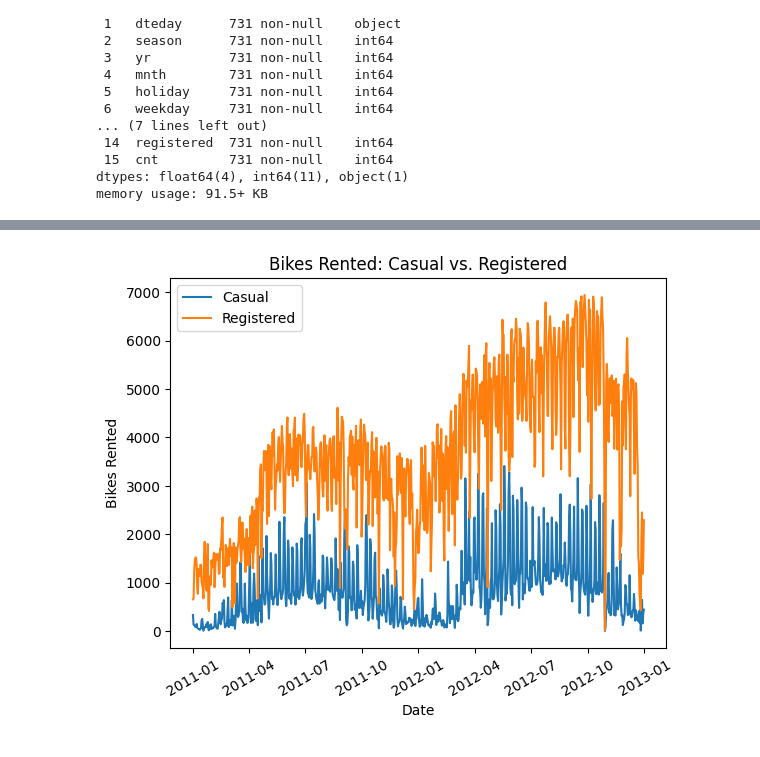
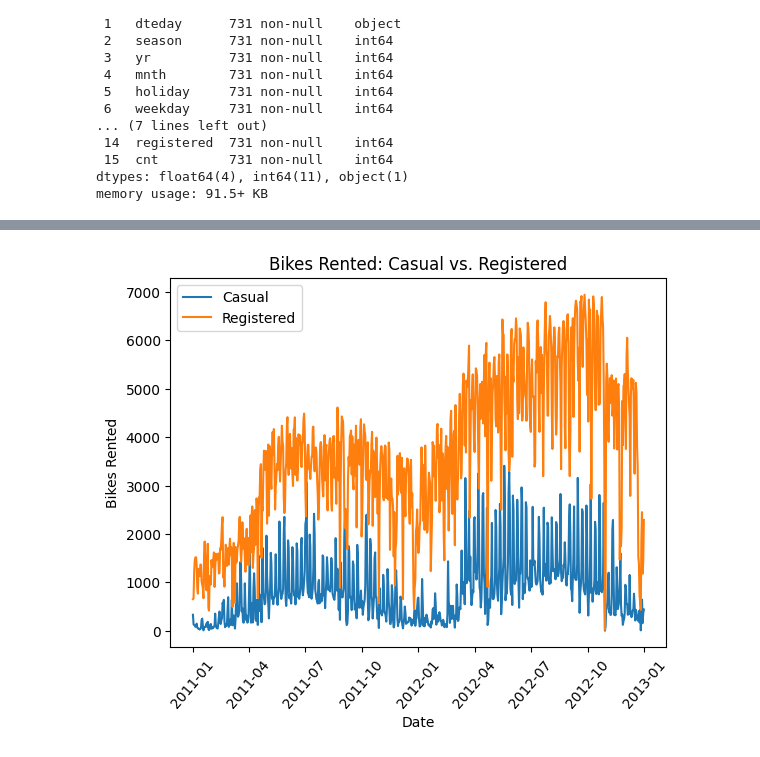
Before and after one commit to whoisorioki/databay, a Jupyter notebook: Bike Sharing Time Series/bike.ipynb, the cells around one changed output, grey strips where cells are left out. Cells and saved outputs as stored; diff of their text form; code cells hidden in the pictures.

```diff
--- a/Bike Sharing Time Series/bike.ipynb
+++ b/Bike Sharing Time Series/bike.ipynb
@@ -47,11 +53,11 @@ plt.show()
 # %%
 plt.plot(df['dteday'], df['casual'], label='Casual')
 plt.plot(df['dteday'], df['registered'], label='Registered')
-plt.xticks(rotation=30)
+plt.xticks(rotation=50)
 plt.ylabel('Bikes Rented')
 plt.xlabel('Date')
 plt.title('Bikes Rented: Casual vs. Registered')
 plt.legend()
 plt.show()
 # %% [output]
-[figure, old version]
+[figure, new version]
```
Also changed, not shown: parts of 3 cells of this notebook.
